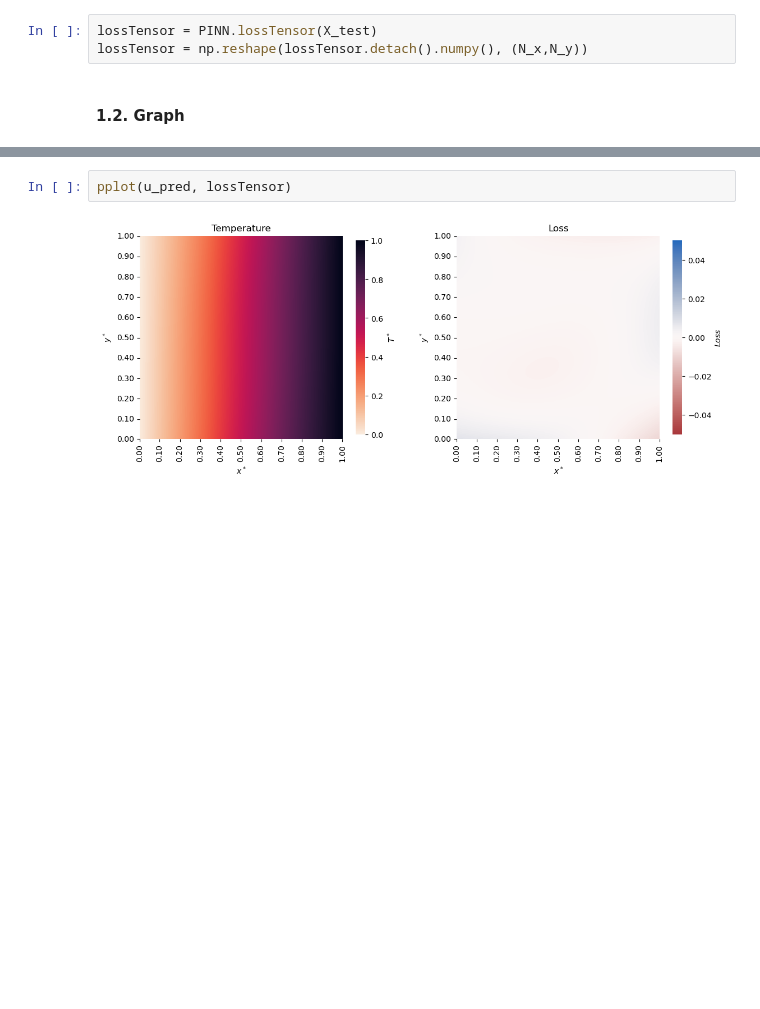
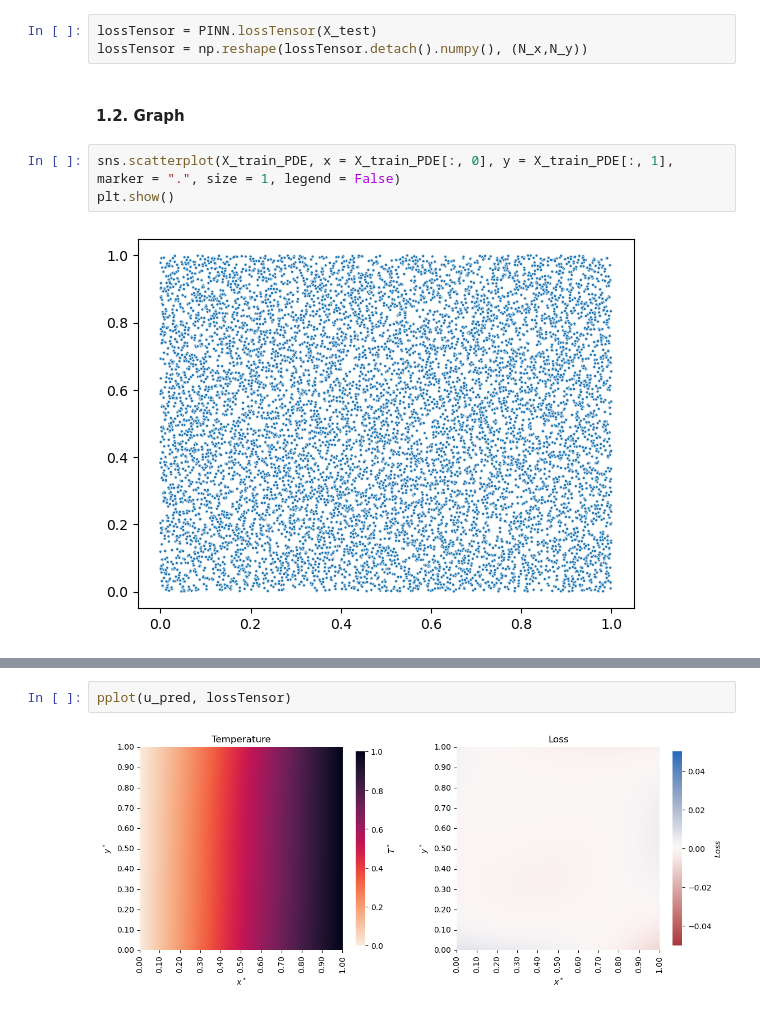
Before and after one commit to ThyCap/TCC, a Jupyter notebook: viz_file.ipynb, the cells around one changed output, grey strips where cells are left out. Saved outputs shown, nothing was run; the diff lists cells and outputs as text; blank space fills up the shorter version.

```diff
--- a/viz_file.ipynb
+++ b/viz_file.ipynb
@@ -130,3 +135,8 @@ lossTensor = PINN.lossTensor(X_test)
 lossTensor = np.reshape(lossTensor.detach().numpy(), (N_x,N_y))
 # %% [markdown]
 #### 1.2. Graph
+# %%
+sns.scatterplot(X_train_PDE, x = X_train_PDE[:, 0], y = X_train_PDE[:, 1], marker = ".", size = 1, legend = False)
+plt.show()
+# %% [output]
+[figure, added]
```
Also changed, not shown: parts of 7 cells of this notebook, 7 other files.
